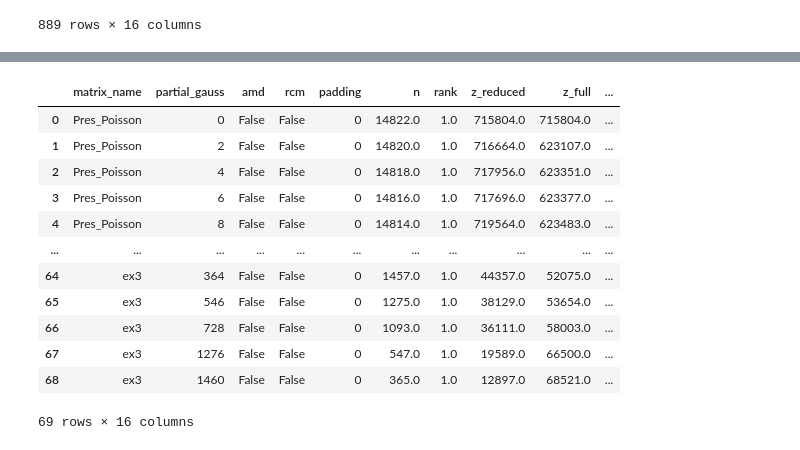
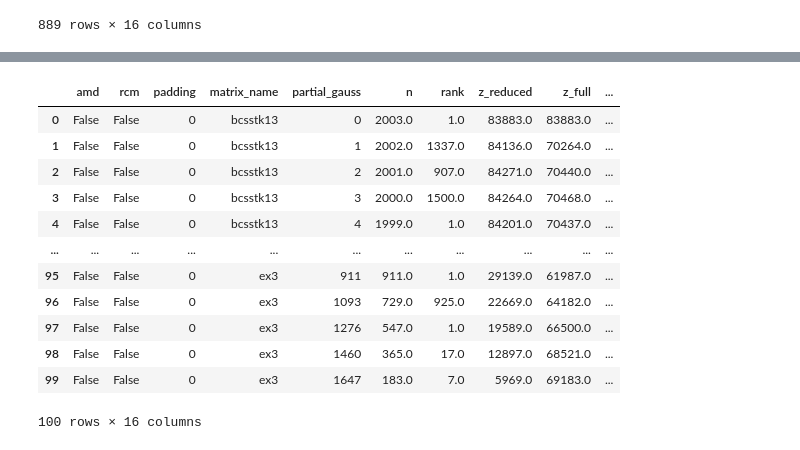
Before and after one commit to cbakos/sparse_tt_decomp_opt, a Jupyter notebook: src/analysis/experiment_data_analysis_solo_modules.ipynb, the cells around one changed output, grey strips where cells are left out. Saved outputs shown, nothing was run; the diff lists cells and outputs as text; code cells hidden in the pictures.

Commit message:
setup incremental partial gauss experiment tracking

```diff
--- a/src/analysis/experiment_data_analysis_solo_modules.ipynb
+++ b/src/analysis/experiment_data_analysis_solo_modules.ipynb
@@ -312,19 +332,23 @@ fig.write_image("plots/partial_gauss_nonzero_entries_submatrix.pdf")
 # %%
-# filter for powers of 2, get best log_obj_func value per matrix for a given partial gauss number
-partial_gauss_tile_agg_df = partial_gauss_df[(partial_gauss_df["partial_gauss"] == 0) |
-                                             (partial_gauss_df["partial_gauss"] % 2 == 0)].groupby(by=["matrix_name", "partial_gauss"]).min("log_obj_func").reset_index()
+# get best log_obj_func value per matrix for a given partial gauss number
+# skip large matrices
+
+idx = partial_gauss_df[(partial_gauss_df["matrix_name"] != "Pres_Poisson") & (partial_gauss_df["matrix_name"] != "ex15")].groupby(['matrix_name', 'partial_gauss'])['log_obj_func'].idxmin()
+
+# Use these indices to filter the original DataFrame
+partial_gauss_tile_agg_df = partial_gauss_df[(partial_gauss_df["matrix_name"] != "Pres_Poisson") & (partial_gauss_df["matrix_name"] != "ex15")].loc[idx].reset_index(drop=True)
 partial_gauss_tile_agg_df
 # %% [output]
-|  | matrix_name | partial_gauss | amd | rcm | padding | n | rank | z_reduced | z_full | ... |
-| 0 | Pres_Poisson | 0 | False | False | 0 | 14822.0 | 1.0 | 715804.0 | 715804.0 | ... |
-| 1 | Pres_Poisson | 2 | False | False | 0 | 14820.0 | 1.0 | 716664.0 | 623107.0 | ... |
-| 2 | Pres_Poisson | 4 | False | False | 0 | 14818.0 | 1.0 | 717956.0 | 623351.0 | ... |
-| 3 | Pres_Poisson | 6 | False | False | 0 | 14816.0 | 1.0 | 717696.0 | 623377.0 | ... |
-| 4 | Pres_Poisson | 8 | False | False | 0 | 14814.0 | 1.0 | 719564.0 | 623483.0 | ... |
+|  | amd | rcm | padding | matrix_name | partial_gauss | n | rank | z_reduced | z_full | ... |
+| 0 | False | False | 0 | bcsstk13 | 0 | 2003.0 | 1.0 | 83883.0 | 83883.0 | ... |
+| 1 | False | False | 0 | bcsstk13 | 1 | 2002.0 | 1337.0 | 84136.0 | 70264.0 | ... |
+| 2 | False | False | 0 | bcsstk13 | 2 | 2001.0 | 907.0 | 84271.0 | 70440.0 | ... |
+| 3 | False | False | 0 | bcsstk13 | 3 | 2000.0 | 1500.0 | 84264.0 | 70468.0 | ... |
+| 4 | False | False | 0 | bcsstk13 | 4 | 1999.0 | 1.0 | 84201.0 | 70437.0 | ... |
 | ... | ... | ... | ... | ... | ... | ... | ... | ... | ... | ... |
-| 64 | ex3 | 364 | False | False | 0 | 1457.0 | 1.0 | 44357.0 | 52075.0 | ... |
-| 65 | ex3 | 546 | False | False | 0 | 1275.0 | 1.0 | 38129.0 | 53654.0 | ... |
-| 66 | ex3 | 728 | False | False | 0 | 1093.0 | 1.0 | 36111.0 | 58003.0 | ... |
-| 67 | ex3 | 1276 | False | False | 0 | 547.0 | 1.0 | 19589.0 | 66500.0 | ... |
-| 68 | ex3 | 1460 | False | False | 0 | 365.0 | 1.0 | 12897.0 | 68521.0 | ... |
+| 95 | False | False | 0 | ex3 | 911 | 911.0 | 1.0 | 29139.0 | 61987.0 | ... |
+| 96 | False | False | 0 | ex3 | 1093 | 729.0 | 925.0 | 22669.0 | 64182.0 | ... |
+| 97 | False | False | 0 | ex3 | 1276 | 547.0 | 1.0 | 19589.0 | 66500.0 | ... |
+| 98 | False | False | 0 | ex3 | 1460 | 365.0 | 17.0 | 12897.0 | 68521.0 | ... |
+| 99 | False | False | 0 | ex3 | 1647 | 183.0 | 7.0 | 5969.0 | 69183.0 | ... |
-69 rows × 16 columns
+100 rows × 16 columns
```
Also changed, not shown: parts of 6 cells of this notebook, 14 other files.
